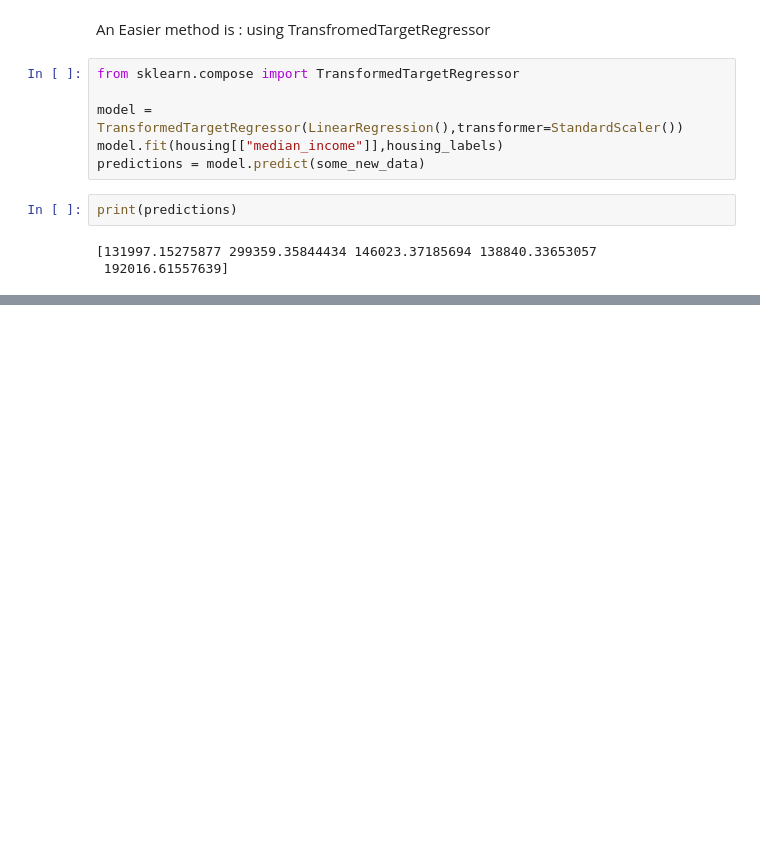
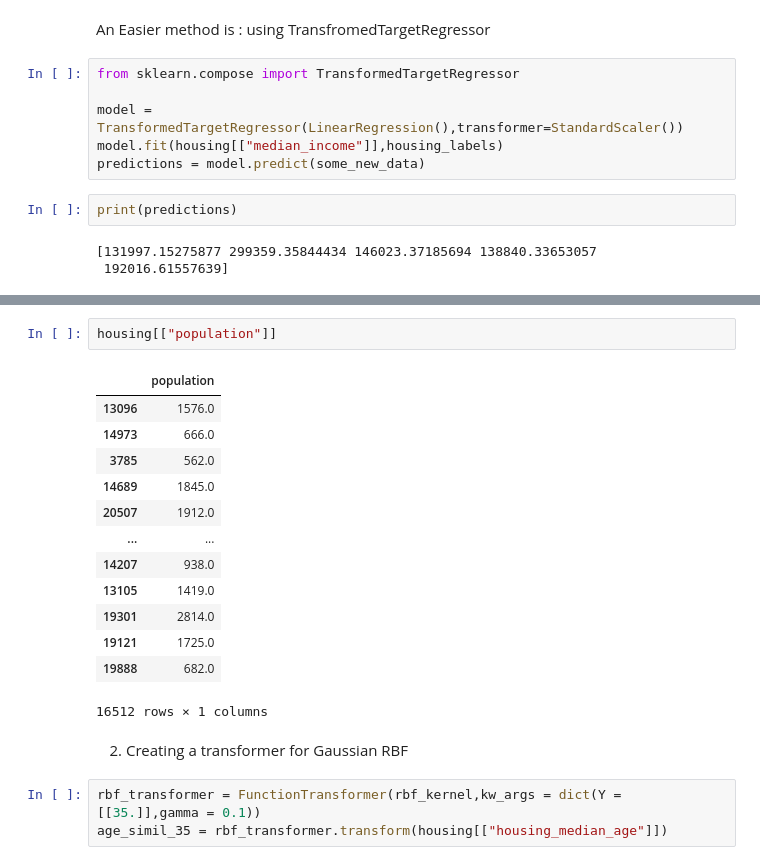
Before and after one commit to Aryan1Mahahjan/ML-Learning, a Jupyter notebook: ML learning/End_to_End_projects.ipynb, the cells around one changed output, grey strips where cells are left out. Cells and saved outputs as stored; diff of their text form; blank space fills up the shorter version.

```diff
--- a/ML learning/End_to_End_projects.ipynb
+++ b/ML learning/End_to_End_projects.ipynb
@@ -605,0 +632,21 @@ print(predictions)
+# %%
+housing[["population"]]
+# %% [output]
+|  | population |
+| 13096 | 1576.0 |
+| 14973 | 666.0 |
+| 3785 | 562.0 |
+| 14689 | 1845.0 |
+| 20507 | 1912.0 |
+| ... | ... |
+| 14207 | 938.0 |
+| 13105 | 1419.0 |
+| 19301 | 2814.0 |
+| 19121 | 1725.0 |
+| 19888 | 682.0 |
+16512 rows × 1 columns
+# %% [markdown]
+2. Creating a transformer for Gaussian RBF
+# %%
+rbf_transformer = FunctionTransformer(rbf_kernel,kw_args = dict(Y = [[35.]],gamma = 0.1))
+age_simil_35 = rbf_transformer.transform(housing[["housing_median_age"]])
```
Also changed, not shown: parts of 13 cells of this notebook.
